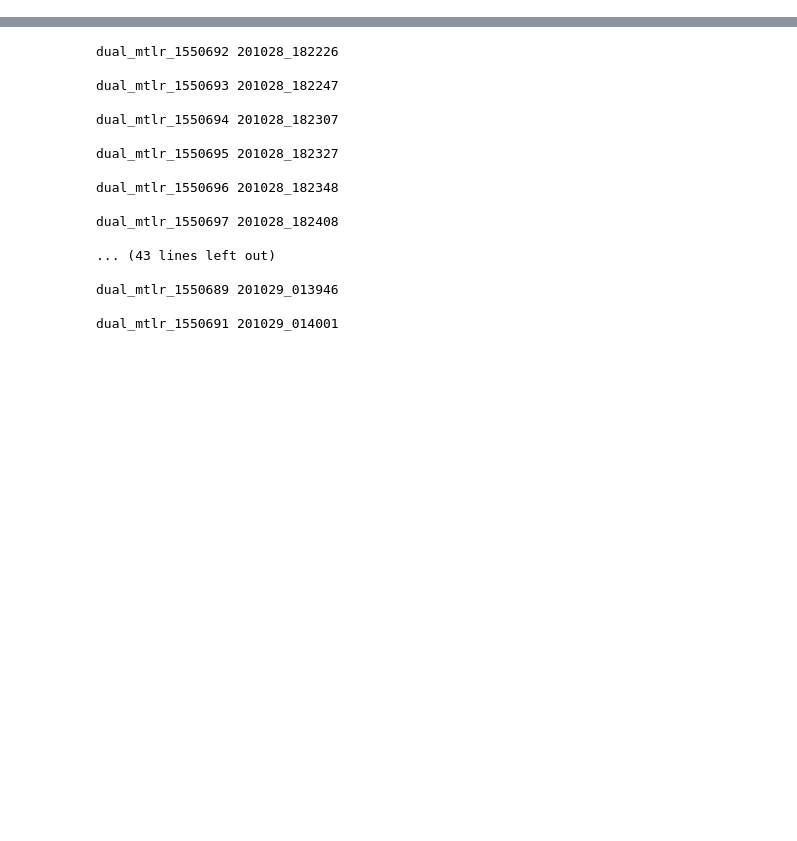
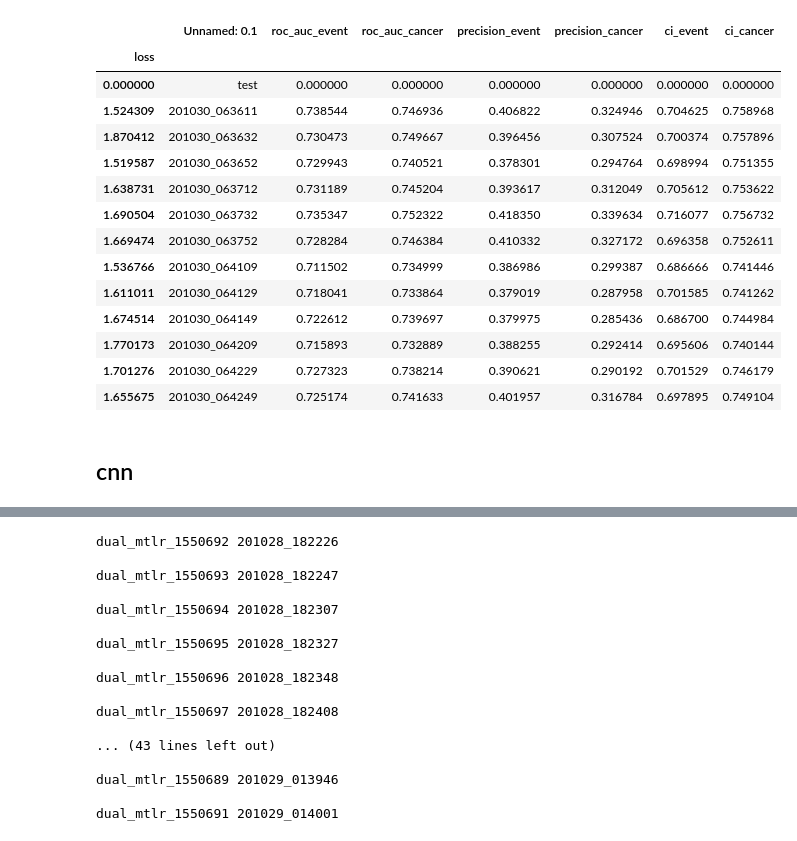
Before and after one commit to bhklab/aaai21_survival_prediction, a Jupyter notebook: prediction_consolidation.ipynb, the cells around one changed output, grey strips where cells are left out. Saved outputs shown, nothing was run; the diff lists cells and outputs as text; code cells hidden in the pictures; blank space fills up the shorter version.

```diff
--- a/prediction_consolidation.ipynb
+++ b/prediction_consolidation.ipynb
@@ -4,3 +4,24 @@ import glob
 
 import pandas as pd
 import numpy as np
+# %%
+t = pd.read_csv("/cluster/home/sejinkim/projects/aaai21_survival_prediction/data/predictions/test_results_new.csv", index_col=1)
+t
+# %% [output]
+|  | Unnamed: 0.1 | roc_auc_event | roc_auc_cancer | precision_event | precision_cancer | ci_event | ci_cancer |
+| loss |  |  |  |  |  |  |  |
+| 0.000000 | test | 0.000000 | 0.000000 | 0.000000 | 0.000000 | 0.000000 | 0.000000 |
+| 1.524309 | 201030_063611 | 0.738544 | 0.746936 | 0.406822 | 0.324946 | 0.704625 | 0.758968 |
+| 1.870412 | 201030_063632 | 0.730473 | 0.749667 | 0.396456 | 0.307524 | 0.700374 | 0.757896 |
+| 1.519587 | 201030_063652 | 0.729943 | 0.740521 | 0.378301 | 0.294764 | 0.698994 | 0.751355 |
+| 1.638731 | 201030_063712 | 0.731189 | 0.745204 | 0.393617 | 0.312049 | 0.705612 | 0.753622 |
+| 1.690504 | 201030_063732 | 0.735347 | 0.752322 | 0.418350 | 0.339634 | 0.716077 | 0.756732 |
+| 1.669474 | 201030_063752 | 0.728284 | 0.746384 | 0.410332 | 0.327172 | 0.696358 | 0.752611 |
+| 1.536766 | 201030_064109 | 0.711502 | 0.734999 | 0.386986 | 0.299387 | 0.686666 | 0.741446 |
+| 1.611011 | 201030_064129 | 0.718041 | 0.733864 | 0.379019 | 0.287958 | 0.701585 | 0.741262 |
+| 1.674514 | 201030_064149 | 0.722612 | 0.739697 | 0.379975 | 0.285436 | 0.686700 | 0.744984 |
+| 1.770173 | 201030_064209 | 0.715893 | 0.732889 | 0.388255 | 0.292414 | 0.695606 | 0.740144 |
+| 1.701276 | 201030_064229 | 0.727323 | 0.738214 | 0.390621 | 0.290192 | 0.701529 | 0.746179 |
+| 1.655675 | 201030_064249 | 0.725174 | 0.741633 | 0.401957 | 0.316784 | 0.697895 | 0.749104 |
+# %% [markdown]
+## cnn
```
Also changed, not shown: parts of 5 cells of this notebook, 9 other files.
